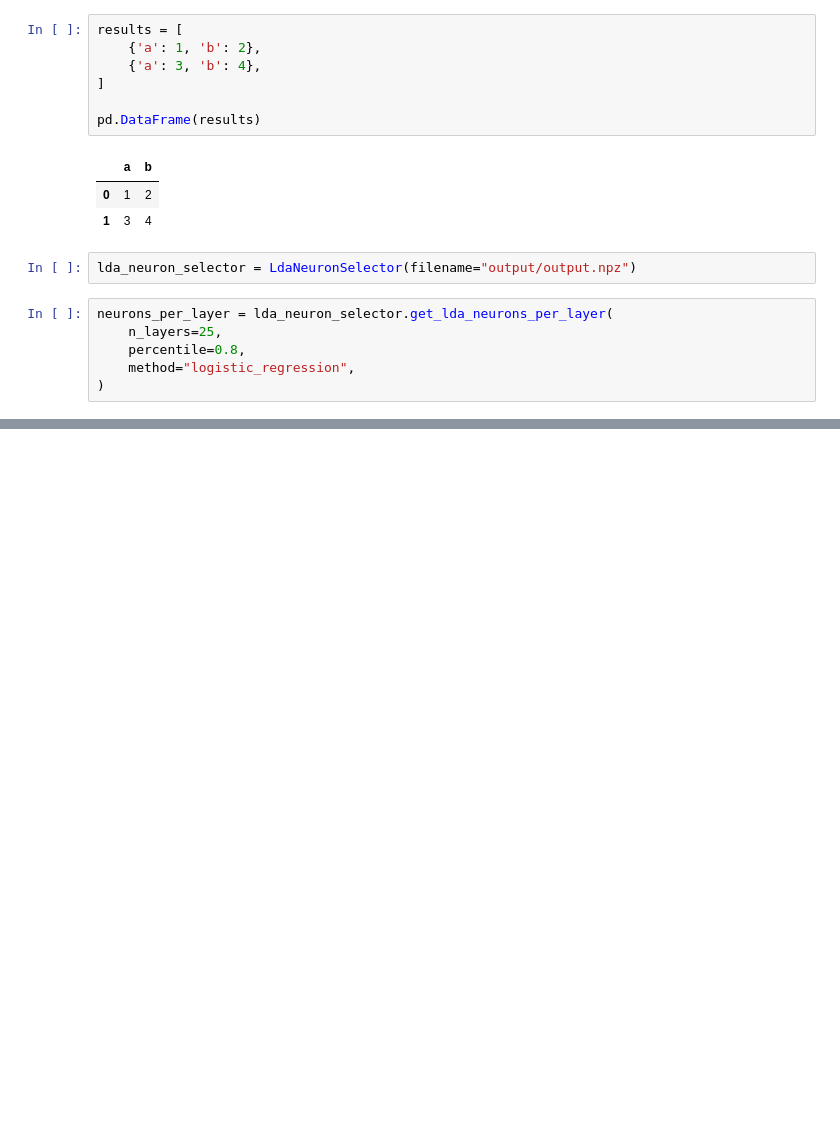
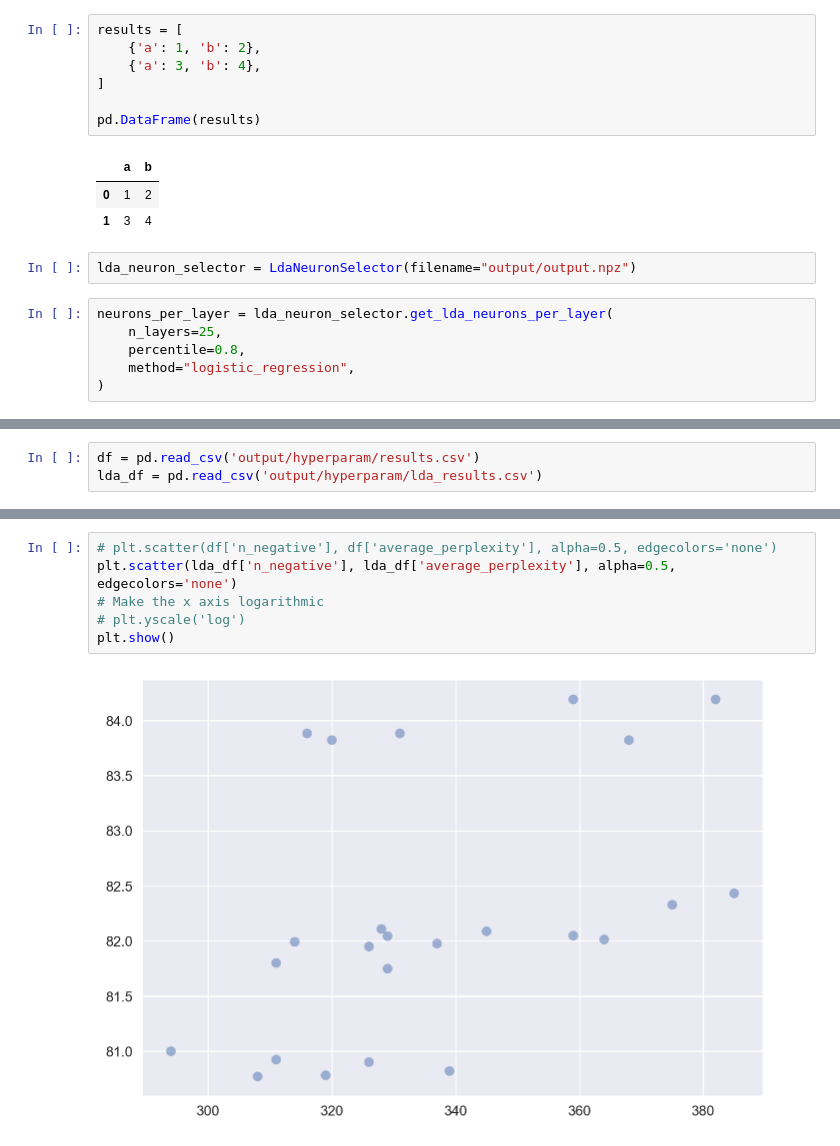
Before and after one commit to BYU-PCCL/partisanbrain, a Jupyter notebook: partisanbrain/emotions/nb_hyperparam.ipynb, the cells around one changed output, grey strips where cells are left out. Drawn from its saved outputs; the diff is of its cells as text; blank space fills up the shorter version.

```diff
--- a/partisanbrain/emotions/nb_hyperparam.ipynb
+++ b/partisanbrain/emotions/nb_hyperparam.ipynb
@@ -143,0 +165,3 @@ for params in ParameterGrid(hyperparams):
+# %%
+df = pd.read_csv('output/hyperparam/results.csv')
+lda_df = pd.read_csv('output/hyperparam/lda_results.csv')
@@ -143,0 +188,8 @@ for params in ParameterGrid(hyperparams):
+# %%
+# plt.scatter(df['n_negative'], df['average_perplexity'], alpha=0.5, edgecolors='none')
+plt.scatter(lda_df['n_negative'], lda_df['average_perplexity'], alpha=0.5, edgecolors='none')
+# Make the x axis logarithmic
+# plt.yscale('log')
+plt.show()
+# %% [output]
+[figure, added]
```
Also changed, not shown: parts of 6 cells of this notebook, 3 other files.
